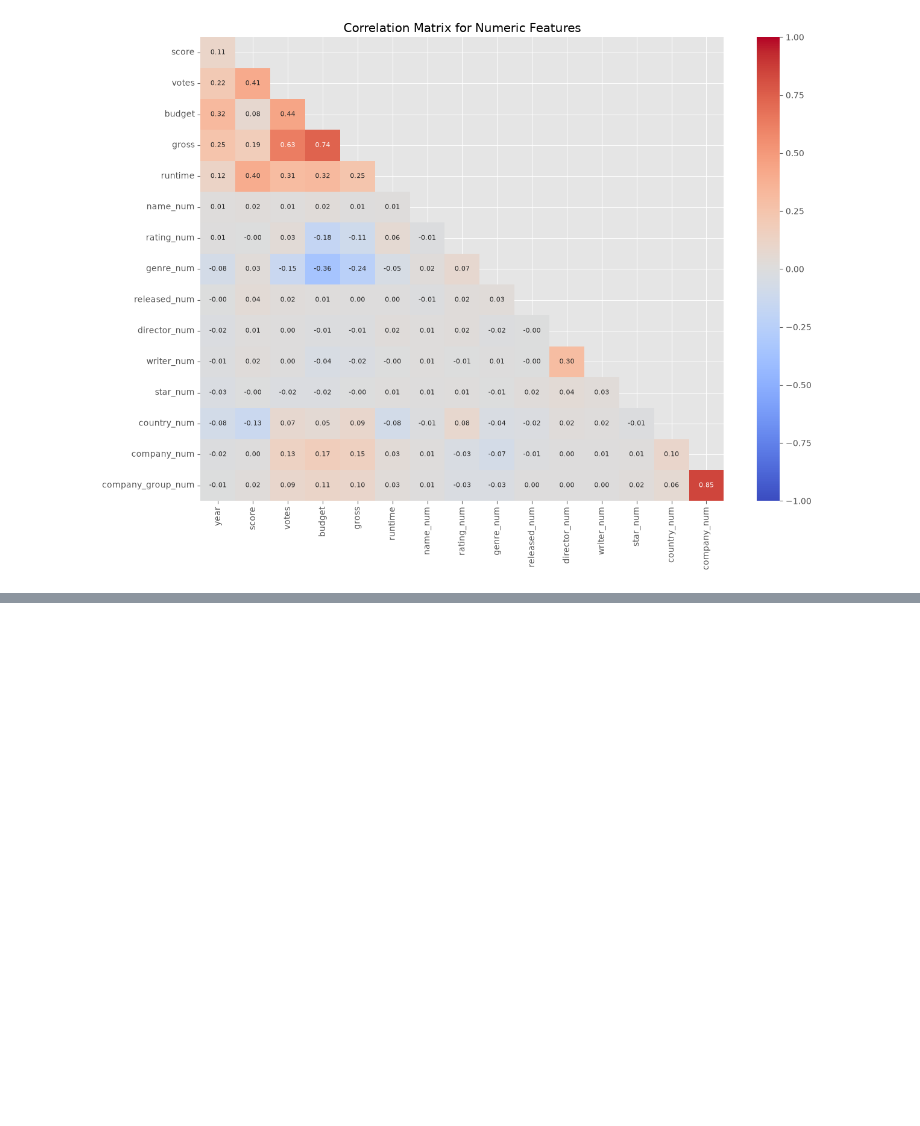
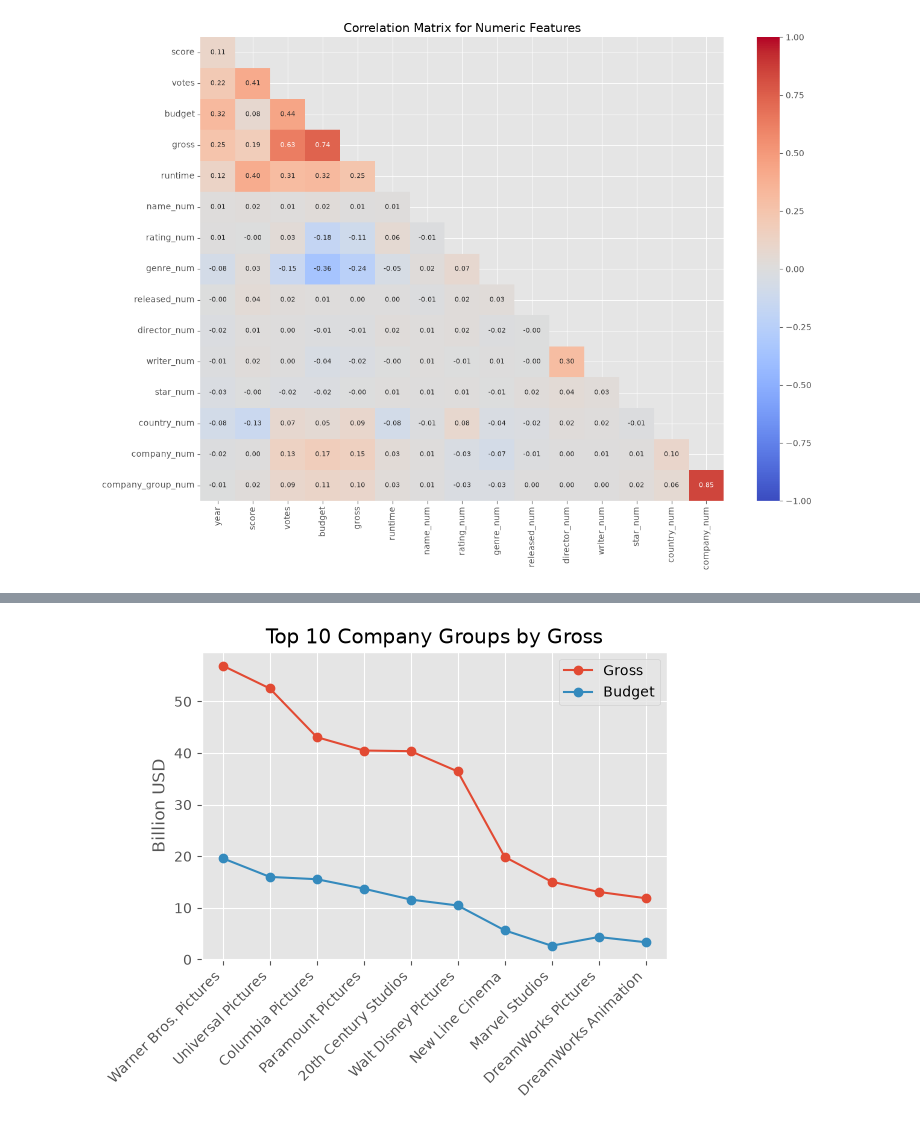
Before and after one commit to ogicode/Film_Correlation, a Jupyter notebook: notebook.ipynb, the cells around one changed output, grey strips where cells are left out. Saved outputs shown, nothing was run; the diff lists cells and outputs as text; code cells hidden in the pictures; blank space fills up the shorter version.

```diff
--- a/notebook.ipynb
+++ b/notebook.ipynb
@@ -370,0 +395,17 @@ plt.show()
+# %%
+# top 10 company groups by total gross, with their budget
+top10 = (df.groupby('company_group')[['gross', 'budget']]
+           .sum()
+           .sort_values('gross', ascending=False)
+           .head(10))
+
+plt.figure(figsize=(6, 4))
+plt.plot(top10.index, top10['gross'] / 1e9, marker='o', label='Gross')
+plt.plot(top10.index, top10['budget'] / 1e9, marker='o', label='Budget')
+plt.title('Top 10 Company Groups by Gross')
+plt.ylabel('Billion USD')
+plt.xticks(rotation=45, ha='right')
+plt.legend()
+plt.show()
+# %% [output]
+[figure, added]
```
Also changed, not shown: parts of 9 cells of this notebook, 2 other files.
